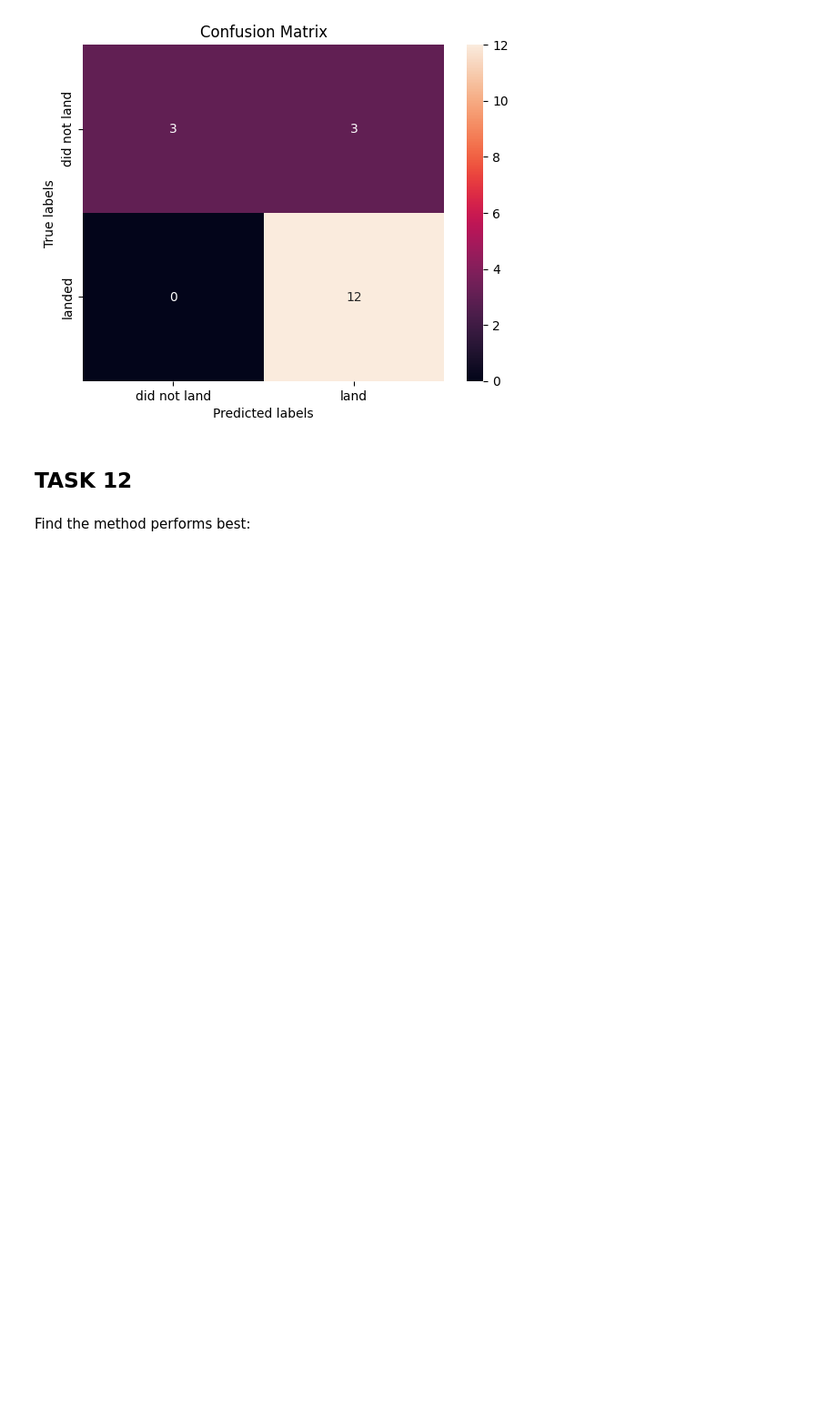
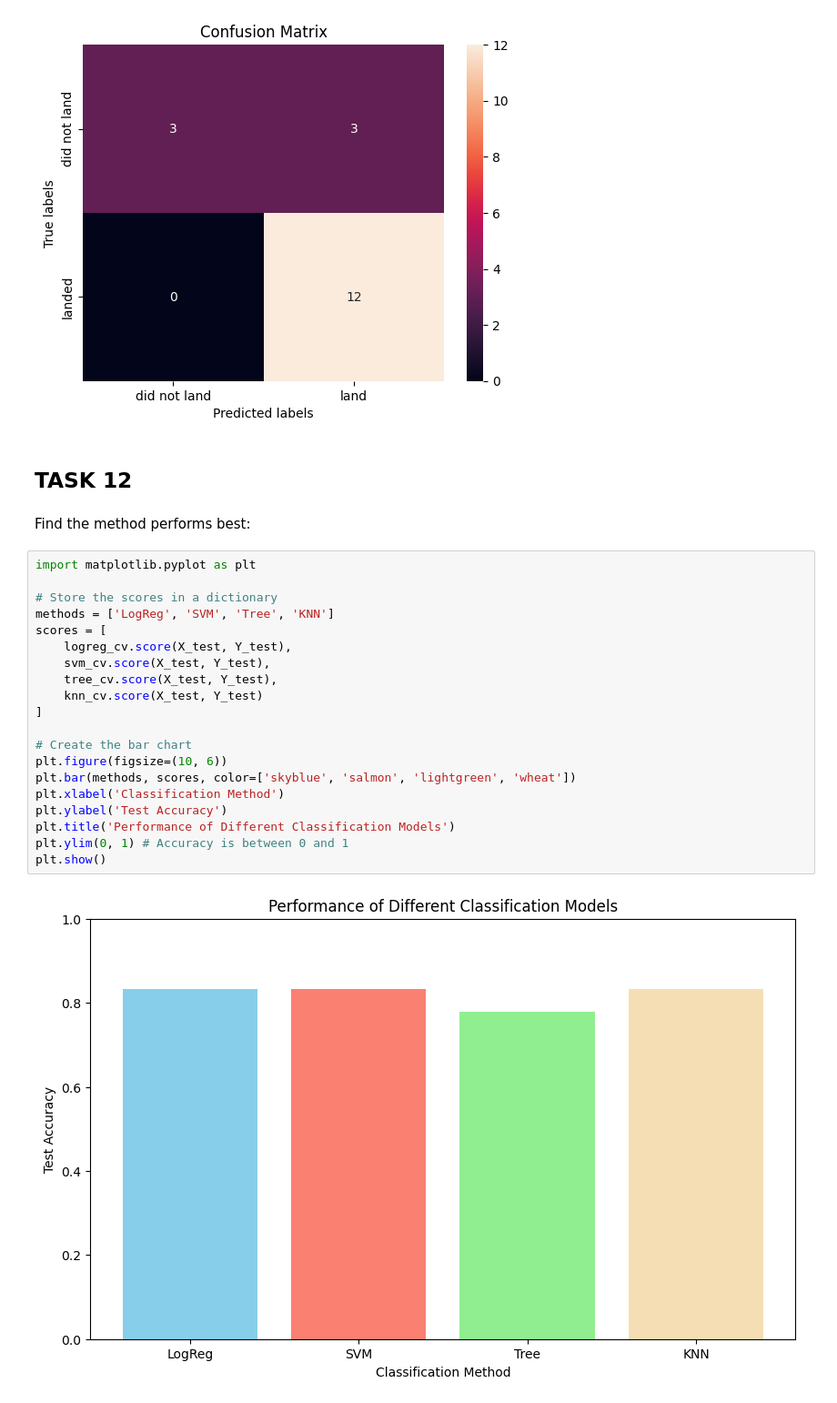
Before and after one commit to reemaratnani/Space-X_Falcon-9, a Jupyter notebook: SpaceX_Machine_Learning Prediction_Part_5-1.ipynb, the cells around one changed output. Shown at 91% size. Cells and saved outputs as stored; diff of their text form; blank space fills up the shorter version.

```diff
--- a/SpaceX_Machine_Learning Prediction_Part_5-1.ipynb
+++ b/SpaceX_Machine_Learning Prediction_Part_5-1.ipynb
@@ -344,3 +344,25 @@ plot_confusion_matrix(Y_test,yhat)
 ## TASK  12
 # %% [markdown]
 Find the method performs best:
+# %%
+import matplotlib.pyplot as plt
+
+# Store the scores in a dictionary
+methods = ['LogReg', 'SVM', 'Tree', 'KNN']
+scores = [
+    logreg_cv.score(X_test, Y_test),
+    svm_cv.score(X_test, Y_test),
+    tree_cv.score(X_test, Y_test),
+    knn_cv.score(X_test, Y_test)
+]
+
+# Create the bar chart
+plt.figure(figsize=(10, 6))
+plt.bar(methods, scores, color=['skyblue', 'salmon', 'lightgreen', 'wheat'])
+plt.xlabel('Classification Method')
+plt.ylabel('Test Accuracy')
+plt.title('Performance of Different Classification Models')
+plt.ylim(0, 1) # Accuracy is between 0 and 1
+plt.show()
+# %% [output]
+[figure, added]
```
